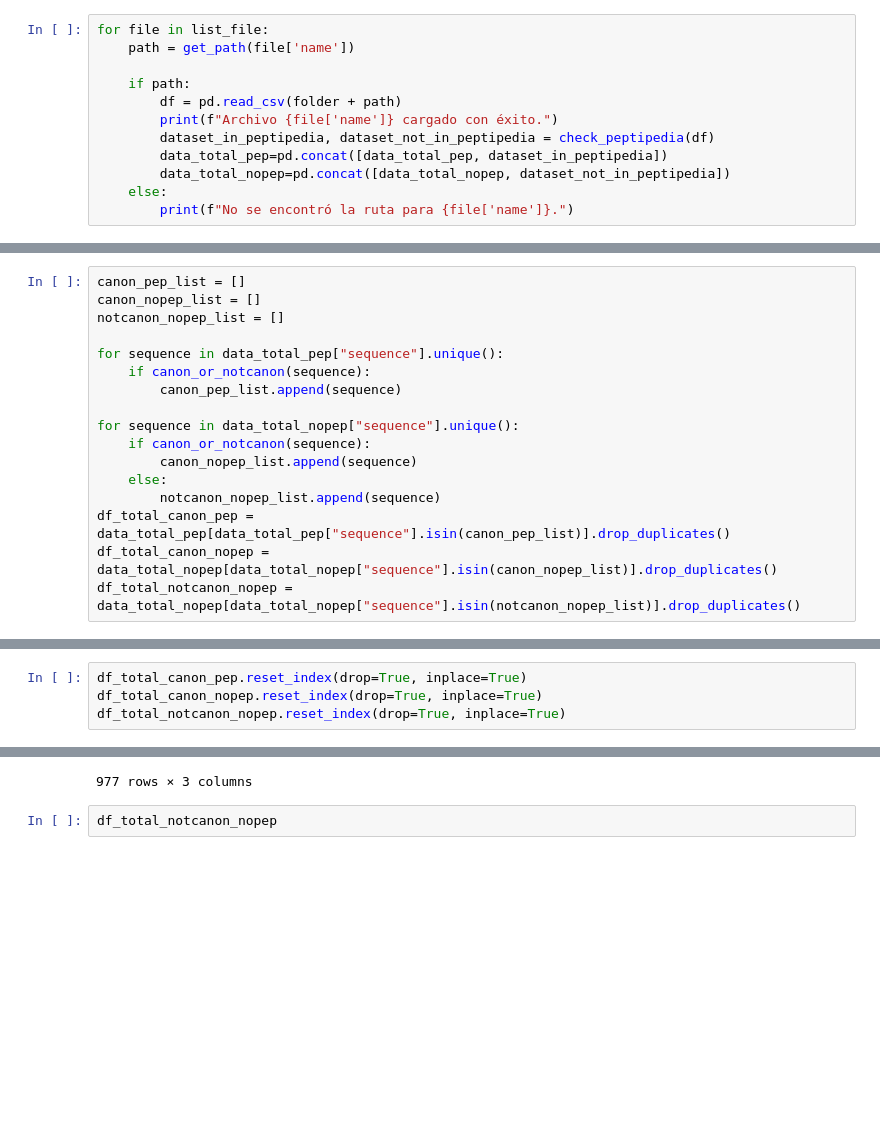
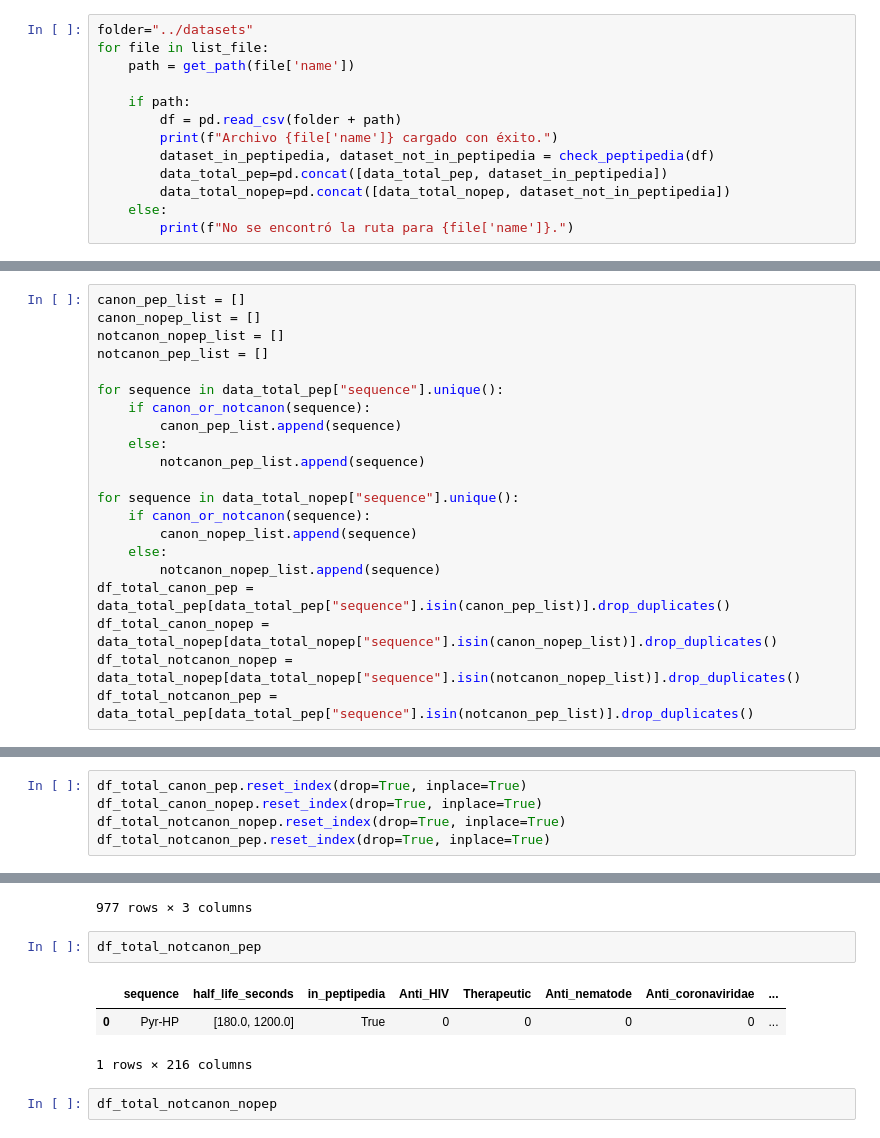
Before and after one commit to Jmartingar/Code, a Jupyter notebook: scripts/search_peptipedia.ipynb, the cells around one changed output, grey strips where cells are left out. Saved outputs shown, nothing was run; the diff lists cells and outputs as text; blank space fills up the shorter version.

```diff
--- a/scripts/search_peptipedia.ipynb
+++ b/scripts/search_peptipedia.ipynb
@@ -38,6 +38,7 @@ list_file = [
 data_total_pep=pd.DataFrame()
 data_total_nopep=pd.DataFrame()
 # %%
+folder="../datasets"
 for file in list_file:
     path = get_path(file['name'])
 
@@ -90,10 +91,13 @@ data_total_nopep
 canon_pep_list = []
 canon_nopep_list = []
 notcanon_nopep_list = []
+notcanon_pep_list = []
 
 for sequence in data_total_pep["sequence"].unique():
     if canon_or_notcanon(sequence):
         canon_pep_list.append(sequence)
+    else:
+        notcanon_pep_list.append(sequence)
 
 for sequence in data_total_nopep["sequence"].unique():
     if canon_or_notcanon(sequence):
@@ -103,6 +107,7 @@ for sequence in data_total_nopep["sequence"].unique():
 df_total_canon_pep = data_total_pep[data_total_pep["sequence"].isin(canon_pep_list)].drop_duplicates()
 df_total_canon_nopep = data_total_nopep[data_total_nopep["sequence"].isin(canon_nopep_list)].drop_duplicates()
 df_total_notcanon_nopep = data_total_nopep[data_total_nopep["sequence"].isin(notcanon_nopep_list)].drop_duplicates()
+df_total_notcanon_pep = data_total_pep[data_total_pep["sequence"].isin(notcanon_pep_list)].drop_duplicates()
 # %% [markdown]
 for sequence in data_total_pep["sequence"]:
     if canon_or_notcanon(sequence) == False:
@@ -118,6 +123,7 @@ for sequence in data_total_nopep["sequence"]:
 df_total_canon_pep.reset_index(drop=True, inplace=True)
 df_total_canon_nopep.reset_index(drop=True, inplace=True)
 df_total_notcanon_nopep.reset_index(drop=True, inplace=True)
+df_total_notcanon_pep.reset_index(drop=True, inplace=True)
 # %%
 print(f"Duplicados en data_total_pep: {data_total_pep.duplicated().sum()}")
 print(f"Duplicados en data_total_nopep: {data_total_nopep.duplicated().sum()}")
@@ -156,6 +162,12 @@ df_total_canon_nopep
 | 975 | KCNTATCATQRLANFLVHSSNNFGPILPPTNVG... | [2880.0] | False |
 | 976 | SYSMEHFRWGKPVGKKRRPVKVYPDGAEDQLAE... | [900.0] | False |
 977 rows × 3 columns
+# %%
+df_total_notcanon_pep
+# %% [output]
+|  | sequence | half_life_seconds | in_peptipedia | Anti_HIV | Therapeutic | Anti_nematode | Anti_coronaviridae | ... |
+| 0 | Pyr-HP | [180.0, 1200.0] | True | 0 | 0 | 0 | 0 | ... |
+1 rows × 216 columns
 # %%
 df_total_notcanon_nopep
 # %% [output]
```
Also changed, not shown: parts of 1 cell of this notebook, 7 other files.
